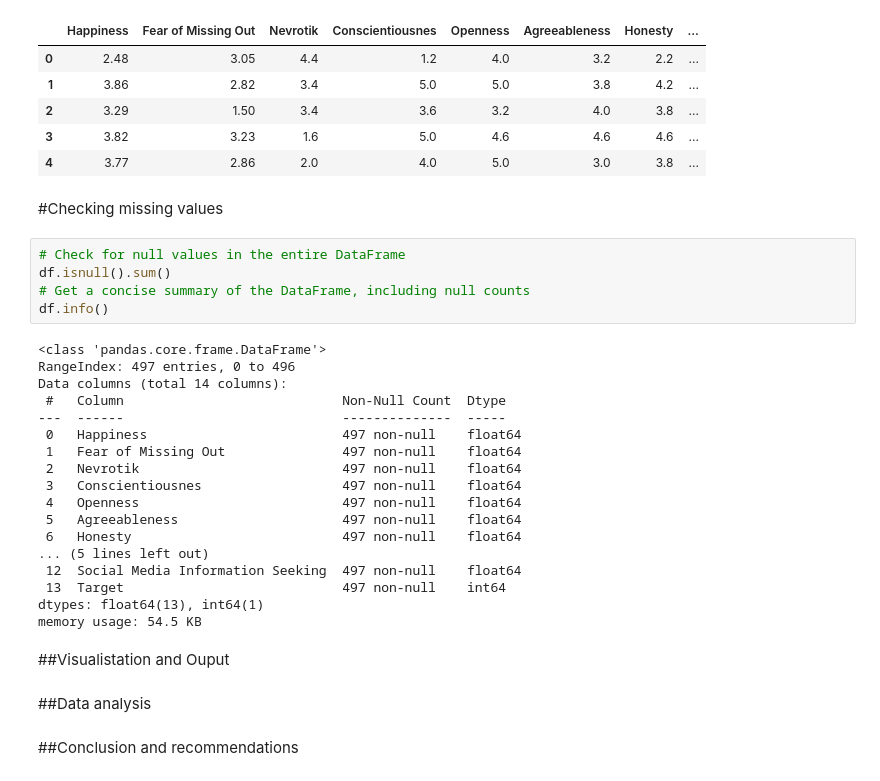
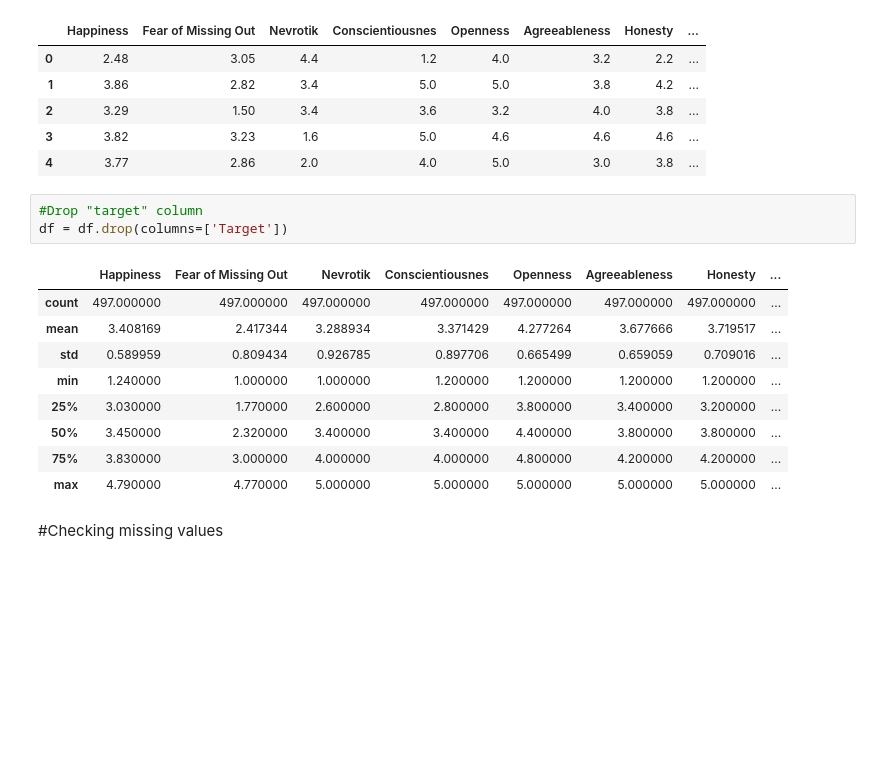
Before and after one commit to ErdemKilci/MentalHealth, a Jupyter notebook: Screen_Time_and_Mental_Health.ipynb, the cells around one changed output. Drawn from its saved outputs; the diff is of its cells as text; blank space fills up the shorter version.

```diff
--- a/Screen_Time_and_Mental_Health.ipynb
+++ b/Screen_Time_and_Mental_Health.ipynb
@@ -23,34 +23,18 @@ df.head()  # Display the first few rows of the dataset
 | 2 | 3.29 | 1.50 | 3.4 | 3.6 | 3.2 | 4.0 | 3.8 | ... |
 | 3 | 3.82 | 3.23 | 1.6 | 5.0 | 4.6 | 4.6 | 4.6 | ... |
 | 4 | 3.77 | 2.86 | 2.0 | 4.0 | 5.0 | 3.0 | 3.8 | ... |
+# %%
+#Drop "target" column
+df = df.drop(columns=['Target'])
+# %% [output]
+|  | Happiness | Fear of Missing Out | Nevrotik | Conscientiousnes | Openness | Agreeableness | Honesty | ... |
+| count | 497.000000 | 497.000000 | 497.000000 | 497.000000 | 497.000000 | 497.000000 | 497.000000 | ... |
+| mean | 3.408169 | 2.417344 | 3.288934 | 3.371429 | 4.277264 | 3.677666 | 3.719517 | ... |
+| std | 0.589959 | 0.809434 | 0.926785 | 0.897706 | 0.665499 | 0.659059 | 0.709016 | ... |
+| min | 1.240000 | 1.000000 | 1.000000 | 1.200000 | 1.200000 | 1.200000 | 1.200000 | ... |
+| 25% | 3.030000 | 1.770000 | 2.600000 | 2.800000 | 3.800000 | 3.400000 | 3.200000 | ... |
+| 50% | 3.450000 | 2.320000 | 3.400000 | 3.400000 | 4.400000 | 3.800000 | 3.800000 | ... |
+| 75% | 3.830000 | 3.000000 | 4.000000 | 4.000000 | 4.800000 | 4.200000 | 4.200000 | ... |
+| max | 4.790000 | 4.770000 | 5.000000 | 5.000000 | 5.000000 | 5.000000 | 5.000000 | ... |
 # %% [markdown]
 #Checking missing values
-# %%
-# Check for null values in the entire DataFrame
-df.isnull().sum()
-# Get a concise summary of the DataFrame, including null counts
-df.info()
-# %% [output]
-<class 'pandas.core.frame.DataFrame'>
-RangeIndex: 497 entries, 0 to 496
-Data columns (total 14 columns):
- #   Column                            Non-Null Count  Dtype
----  ------                            --------------  -----
- 0   Happiness                         497 non-null    float64
- 1   Fear of Missing Out               497 non-null    float64
- 2   Nevrotik                          497 non-null    float64
- 3   Conscientiousnes                  497 non-null    float64
- 4   Openness                          497 non-null    float64
- 5   Agreeableness                     497 non-null    float64
- 6   Honesty                           497 non-null    float64
-... (5 lines left out)
- 12  Social Media Information Seeking  497 non-null    float64
- 13  Target                            497 non-null    int64
-dtypes: float64(13), int64(1)
-memory usage: 54.5 KB
-# %% [markdown]
-##Visualistation and Ouput
-# %% [markdown]
-##Data analysis
-# %% [markdown]
-##Conclusion and recommendations
```
Also changed, not shown: parts of 7 cells of this notebook.
